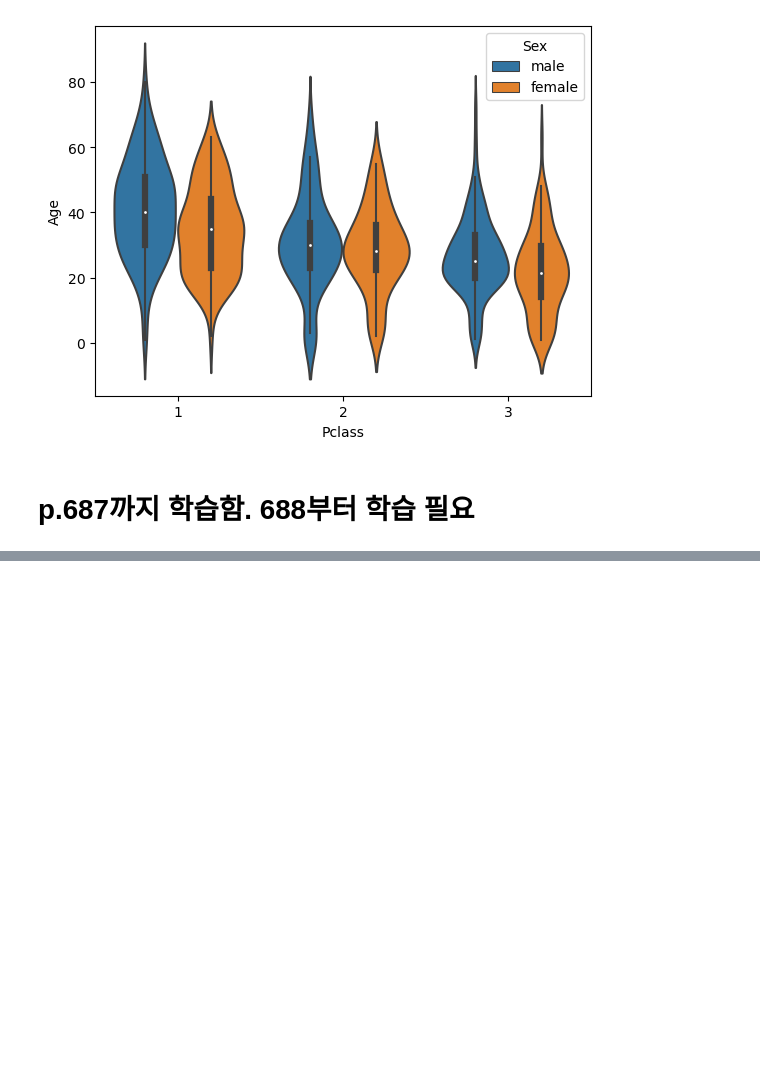
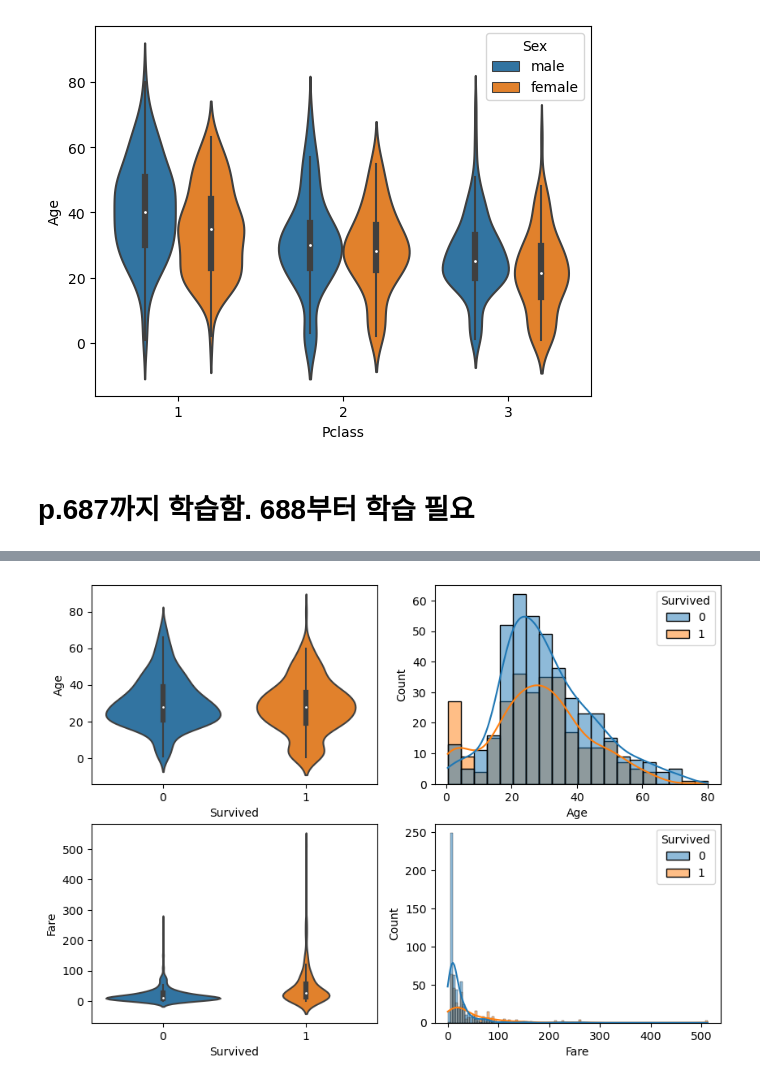
Before and after one commit to CYJ1226/ML_Guide, a Jupyter notebook: visualization.ipynb, the cells around one changed output, grey strips where cells are left out. Cells and saved outputs as stored; diff of their text form; code cells hidden in the pictures; blank space fills up the shorter version.

```diff
--- a/visualization.ipynb
+++ b/visualization.ipynb
@@ -294,0 +311,9 @@ plt.show()
+# %%
+f, ax = plt.subplots(2, 2, figsize=(10, 7))
+sns.violinplot(data=titanic_df, x='Survived', y='Age', ax=ax[0, 0])
+sns.histplot(data=titanic_df, x='Age', hue='Survived', kde=True, ax=ax[0, 1])
+sns.violinplot(data=titanic_df, x='Survived', y='Fare', ax=ax[1, 0])
+sns.histplot(data=titanic_df, x='Fare', hue='Survived', kde=True, ax=ax[1, 1])
+plt.show()
+# %% [output]
+[figure, added]
```
Also changed, not shown: parts of 12 cells of this notebook.
